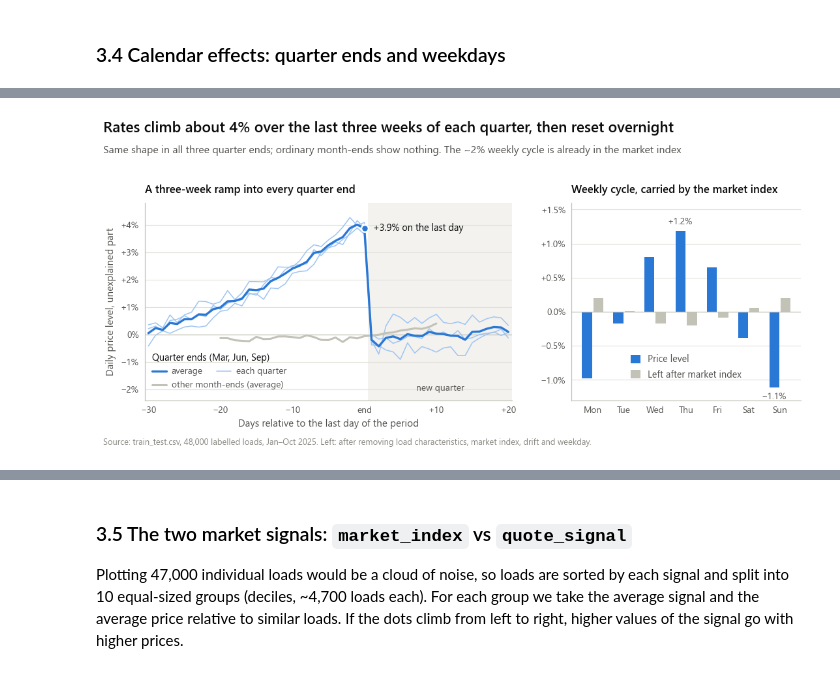
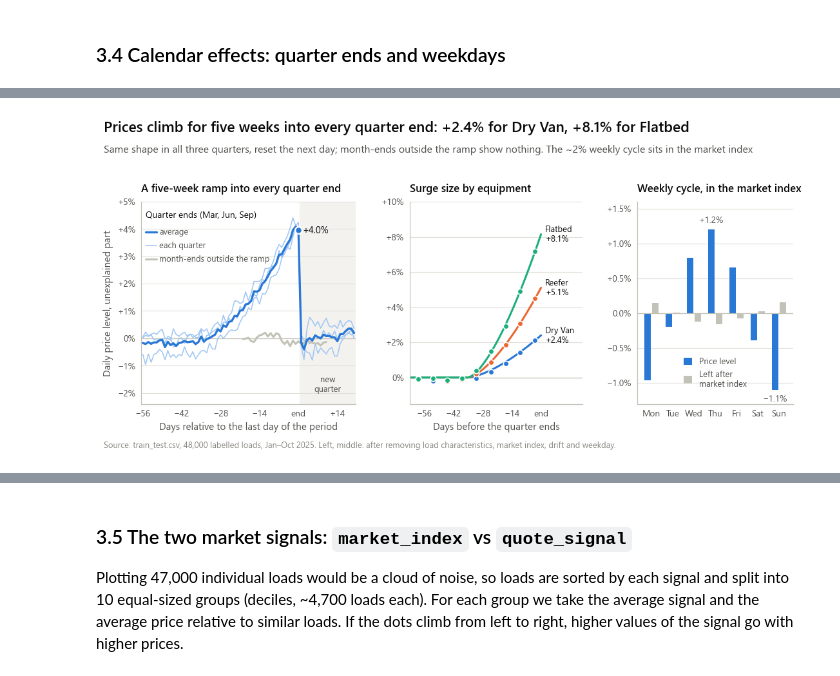
Before and after one commit to Mustafa-79/spotter-freight-rate, a Jupyter notebook: notebooks/01_eda.ipynb, the cells around one changed output, grey strips where cells are left out. Cells and saved outputs as stored; diff of their text form; code cells hidden in the pictures.

```diff
--- a/notebooks/01_eda.ipynb
+++ b/notebooks/01_eda.ipynb
@@ -670,6 +671,15 @@ print(f"Correlation of a city's effect as origin vs. as destination: {r_sym:.3f}
 print(f"Share of city effects explained by a smooth surface over latitude/longitude: {surface.rsquared:.0%}")
 print(f"City effects range from {cities.effect.min():+.1%} to {cities.effect.max():+.1%} (spread {cities.effect.std():.1%})")
 print(cities.sort_values("effect")[["effect", "loads"]].iloc[np.r_[0:6, -6:0]].round(3).to_string())
+
+# Do individual lanes deviate beyond what their two cities explain?
+clean["r_ref"] = clean.log_rate - clean_fit.predict(clean)
+lane_means = clean.groupby(["pickup", "delivery"]).r_ref.agg(["mean", "count"])
+lane_means = lane_means[lane_means["count"] >= 5]
+chance_sd = np.sqrt((clean.r_ref.var() / lane_means["count"]).mean())
+lane_sd = np.sqrt(max(lane_means["mean"].var() - chance_sd ** 2, 0))
+print(f"Lane averages left over after the city effects spread by {lane_means['mean'].std():.2%}; chance alone "
+      f"would give {chance_sd:.2%}, so individual lanes carry a real effect of about ±{lane_sd:.2%}")
 # %% [output]
 Correlation of a city's effect as origin vs. as destination: 0.991
 Share of city effects explained by a smooth surface over latitude/longitude: 83%
@@ -774,7 +786,7 @@ day["level"] -= day.level.mean()
 day["t"] = (day.index - day.index[0]).days
 day["dow"] = day.index.dayofweek
 day["to_qend"] = ((day.index + pd.offsets.QuarterEnd(0)) - day.index).days
-day["qe_window"] = day.to_qend <= 20
+day["qe_window"] = day.to_qend < QUARTER_END_WINDOW  # leave the quarter-end ramp out of the reference fit
 fit_day = smf.ols("level ~ mi + t + C(dow)", day[~day.qe_window]).fit()
 b_mi, b_t = fit_day.params["mi"], fit_day.params["t"]
 print(f"Correlation of daily price level with daily market index: {day.level.corr(day.mi):.2f}")
@@ -891,62 +917,82 @@ Weekday pattern left after market index:  {'Mon': 0.002, 'Tue': 0.0001, 'Wed': -
 # %%
-fig = plt.figure(figsize=(10, 4.8))
-gs = fig.add_gridspec(1, 2, width_ratios=[1.6, 1], left=0.07, right=0.985,
-                      top=S.top(fig, 1.3), bottom=S.bottom(fig, 0.75), wspace=0.2)
+fig = plt.figure(figsize=(10, 4.9))
+gs = fig.add_gridspec(1, 3, width_ratios=[1.3, 1.05, 0.95], left=0.065, right=0.985,
+                      top=S.top(fig, 1.3), bottom=S.bottom(fig, 0.75), wspace=0.3)
 
 ax = fig.add_subplot(gs[0])
 ax.axvspan(0.5, 20.5, color=S.GRID, alpha=0.4, lw=0)
 ax.axhline(0, color=S.AXIS, lw=0.8)
-for (end, g), shade_c in zip(qe.groupby("end"), [S.BLUE_RAMP[0], S.BLUE_RAMP[1], S.BLUE_RAMP[2]]):
+for end, g in qe.groupby("end"):
     ax.plot(g.k, g.e, color=S.BLUE_RAMP[1], lw=1)
 ax.plot(me_mean.index, me_mean.values, color=S.NEUTRAL, lw=2)
 ax.plot(qe_mean.index, qe_mean.values, color=S.BLUE, lw=2.2)
 ax.plot([0], [qe_mean.loc[0]], marker="o", ms=7, color=S.BLUE, mec=S.SURFACE, mew=1.5)
-ax.text(1.2, qe_mean.loc[0], f"{S.pct(qe_mean.loc[0], 1, signed=True)} on the last day", ha="left", va="center",
-        fontsize=9.5, color=S.INK)
-ax.text(-29.5, -0.0085, "Quarter ends (Mar, Jun, Sep)", fontsize=9.5, color=S.INK, va="center")
-ax.plot([-29.5, -27.5], [-0.0135, -0.0135], color=S.BLUE, lw=2.2)
-ax.text(-26.8, -0.0135, "average", fontsize=9, color=S.INK_2, va="center")
-ax.plot([-20.5, -18.5], [-0.0135, -0.0135], color=S.BLUE_RAMP[1], lw=1)
-ax.text(-17.8, -0.0135, "each quarter", fontsize=9, color=S.INK_2, va="center")
-ax.plot([-29.5, -27.5], [-0.0185, -0.0185], color=S.NEUTRAL, lw=2)
-ax.text(-26.8, -0.0185, "other month-ends (average)", fontsize=9, color=S.INK_2, va="center")
-ax.text(10.5, -0.0205, "new quarter", ha="center", fontsize=9, color=S.INK_2)
-ax.set_xlim(-30.5, 20.5)
-ax.set_ylim(-0.024, 0.048)
+ax.text(1.5, qe_mean.loc[0], S.pct(qe_mean.loc[0], 1, signed=True), ha="left", va="center", fontsize=9.5, color=S.INK)
+ax.text(-55, 0.045, "Quarter ends (Mar, Jun, Sep)", fontsize=9, color=S.INK, va="center")
+ax.plot([-55, -51], [0.039, 0.039], color=S.BLUE, lw=2.2)
+ax.text(-50, 0.039, "average", fontsize=8.5, color=S.INK_2, va="center")
+ax.plot([-55, -51], [0.034, 0.034], color=S.BLUE_RAMP[1], lw=1)
+ax.text(-50, 0.034, "each quarter", fontsize=8.5, color=S.INK_2, va="center")
+ax.plot([-55, -51], [0.029, 0.029], color=S.NEUTRAL, lw=2)
+ax.text(-50, 0.029, "month-ends outside the ramp", fontsize=8.5, color=S.INK_2, va="center")
+ax.text(10.5, -0.0195, "new\nquarter", ha="center", fontsize=8.5, color=S.INK_2)
+ax.set_xlim(-56.5, 20.5)
+ax.set_ylim(-0.024, 0.05)
+ax.xaxis.set_major_locator(MultipleLocator(14))
 ax.yaxis.set_major_locator(MultipleLocator(0.01))
 S.pct_axis(ax, "y", signed=True)
 ax.xaxis.set_major_formatter(FuncFormatter(lambda v, _: f"{v:+.0f}".replace("-", "−") if v else "end"))
 ax.set_xlabel("Days relative to the last day of the period")
 ax.set_ylabel("Daily price level, unexplained part")
-S.panel_title(ax, "A three-week ramp into every quarter end")
+S.panel_title(ax, "A five-week ramp into every quarter end")
 
 ax = fig.add_subplot(gs[1])
+ax.axhline(0, color=S.AXIS, lw=0.8)
+dd = np.arange(0, 64)
+for eq in S.EQUIPMENT_ORDER:
+    prof = eq_profile[eq]
+    ax.plot(-(prof.index * 7 + 3), prof.values, ls="", marker="o", ms=5.5, color=S.EQUIPMENT_COLORS[eq],
+            mec=S.SURFACE, mew=1, zorder=3)
+    curve = surge[eq] * ((QUARTER_END_WINDOW - dd) / QUARTER_END_WINDOW).clip(0, 1) ** QUARTER_END_SHAPE
+    ax.plot(-dd, curve, color=S.EQUIPMENT_COLORS[eq], lw=2)
+    ax.text(2, surge[eq], f"{eq}\n{S.pct(surge[eq], 1, True)}", va="center", fontsize=8.5, color=S.INK, linespacing=1.2)
+ax.set_xlim(-63, 20)
+ax.set_ylim(-0.015, 0.1)
+ax.set_xticks([-56, -42, -28, -14, 0])
+ax.xaxis.set_major_formatter(FuncFormatter(lambda v, _: "end" if v == 0 else f"{v:.0f}".replace("-", "−")))
+ax.yaxis.set_major_locator(MultipleLocator(0.02))
+S.pct_axis(ax, "y", signed=True)
+ax.set_xlabel("Days before the quarter ends")
+S.panel_title(ax, "Surge size by equipment")
+
+ax = fig.add_subplot(gs[2])
 xpos = np.arange(7)
 bw = 0.32
 ax.bar(xpos - bw / 2 - 0.02, dow_raw.values, width=bw, color=S.BLUE)
 ax.bar(xpos + bw / 2 + 0.02, dow_after.values, width=bw, color=S.NEUTRAL)
 ax.axhline(0, color=S.AXIS, lw=0.8)
 ax.set_xticks(xpos, DAYS)
 ax.set_ylim(-0.013, 0.016)
 ax.yaxis.set_major_locator(MultipleLocator(0.005))
 S.pct_axis(ax, "y", decimals=1, signed=True)
 thu = DAYS.index("Thu")
 ax.text(thu - 0.2, dow_raw["Thu"] + 0.0007, S.pct(dow_raw["Thu"], 1, signed=True), ha="center", va="bottom",
         fontsize=9, color=S.INK_2)
 sun = DAYS.index("Sun")
 ax.text(sun - 0.2, dow_raw["Sun"] - 0.0007, S.pct(dow_raw["Sun"], 1, signed=True), ha="center", va="top",
         fontsize=9, color=S.INK_2)
 ax.legend(handles=[plt.Rectangle((0, 0), 1, 1, color=S.BLUE, label="Price level"),
-                   plt.Rectangle((0, 0), 1, 1, color=S.NEUTRAL, label="Left after market index")],
-          loc="lower center", bbox_to_anchor=(0.5, 0.06), handlelength=1, handleheight=1)
-S.panel_title(ax, "Weekly cycle, carried by the market index")
+                   plt.Rectangle((0, 0), 1, 1, color=S.NEUTRAL, label="Left after\nmarket index")],
+          loc="lower center", bbox_to_anchor=(0.5, 0.04), handlelength=1, handleheight=1, fontsize=8.5)
+S.panel_title(ax, "Weekly cycle, in the market index")
 
-S.headline(fig, f"Rates climb about {peak:.0%} over the last three weeks of each quarter, then reset overnight",
-           "Same shape in all three quarter ends; ordinary month-ends show nothing. "
-           "The ~2% weekly cycle is already in the market index")
-S.footnote(fig, S.SOURCE_NOTE + ". Left: after removing load characteristics, market index, drift and weekday.")
+S.headline(fig, f"Prices climb for five weeks into every quarter end: {S.pct(surge['Dry Van'], 1, True)} for Dry Van, "
+                f"{S.pct(surge['Flatbed'], 1, True)} for Flatbed",
+           "Same shape in all three quarters, reset the next day; month-ends outside the ramp show nothing. "
+           "The ~2% weekly cycle sits in the market index")
+S.footnote(fig, S.SOURCE_NOTE + ". Left, middle: after removing load characteristics, market index, drift and weekday.")
 S.save(fig, "09_calendar_effects")
 plt.show()
 # %% [output]
-[figure, old version]
+[figure, new version]
 # %% [markdown]
```
Also changed, not shown: parts of 16 cells of this notebook, 9 other files.
